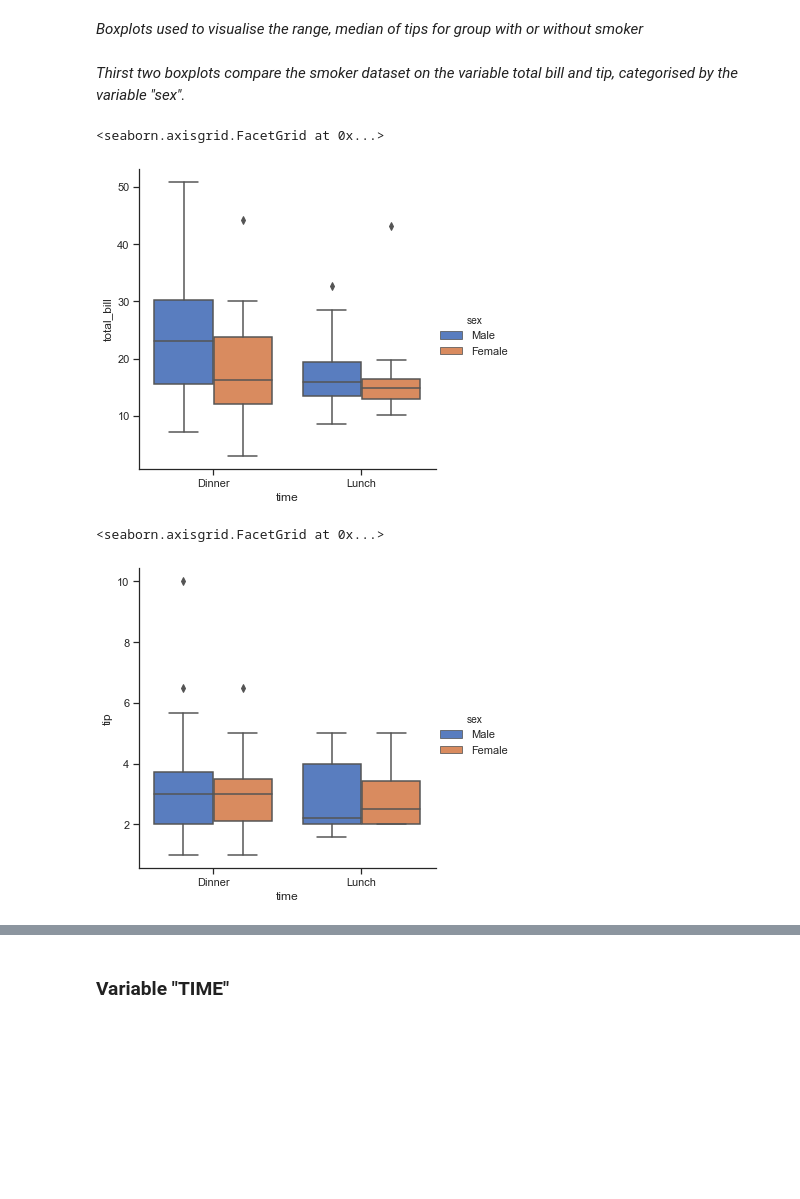
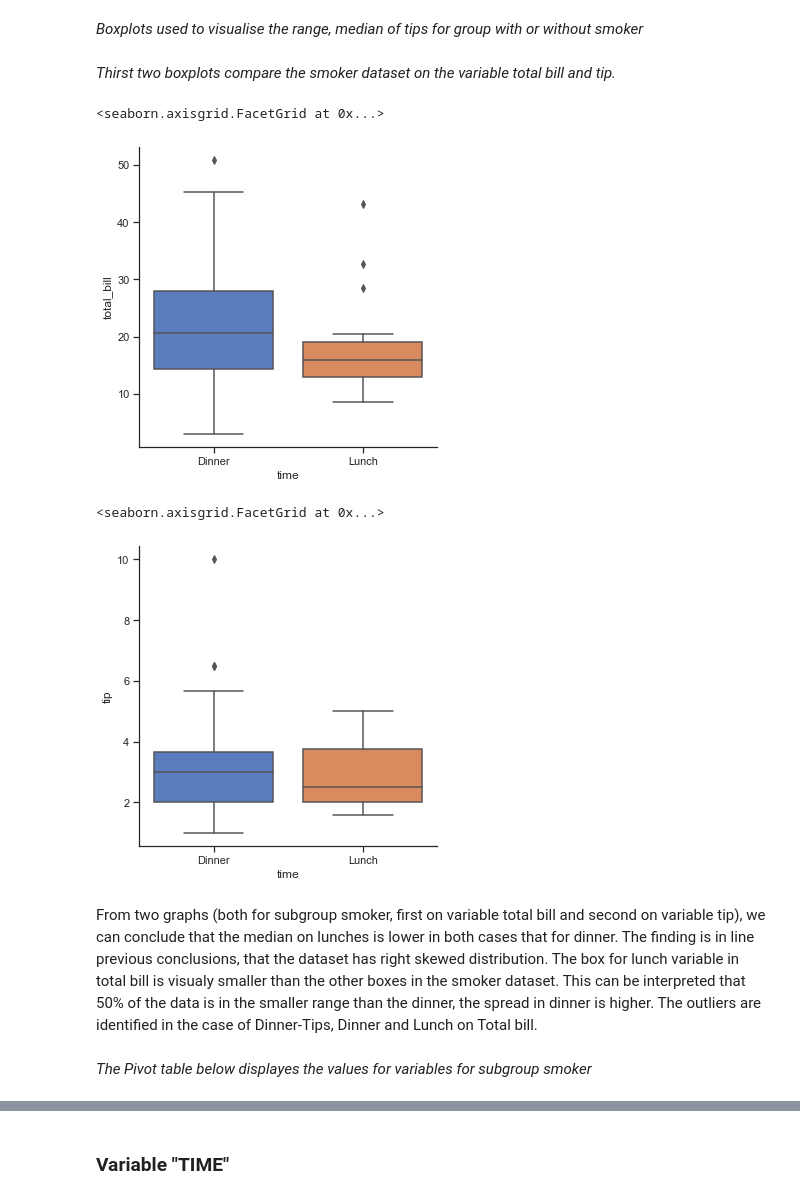
Before and after one commit to Crkonova76/Fundamentals-of-Data-Analysis_Assessment-2019, a Jupyter notebook: Tips_dataset.ipynb, the cells around one changed output, grey strips where cells are left out. Saved outputs shown, nothing was run; the diff lists cells and outputs as text; code cells hidden in the pictures; blank space fills up the shorter version.

```diff
--- a/Tips_dataset.ipynb
+++ b/Tips_dataset.ipynb
@@ -384,15 +386,19 @@ Group with smokers paid in average higher total bill and tips as the groups with
 # %% [markdown]
 _Boxplots used to visualise the range, median of tips for group with or without smoker_
 # %% [markdown]
-_Thirst two boxplots compare the smoker dataset on the variable total bill and tip, categorised by the variable "sex"._
+_Thirst two boxplots compare the smoker dataset on the variable total bill and tip._
 # %%
-sns.catplot(x="time", y="total_bill", hue="sex", kind="box", data=smoker)
+sns.catplot(x="time", y="total_bill", kind="box", data=smoker)
 # %% [output]
 <seaborn.axisgrid.FacetGrid at 0x...>
-[figure, old version]
+[figure, new version]
 # %%
-sns.catplot(x="time", y="tip", hue="sex", kind="box", data=smoker)
+sns.catplot(x="time", y="tip", kind="box", data=smoker)
 # %% [output]
 <seaborn.axisgrid.FacetGrid at 0x...>
-[figure, old version]
+[figure, new version]
+# %% [markdown]
+From two graphs (both for subgroup smoker, first on variable total bill and second on variable tip), we can conclude that the median on lunches is lower in both cases that for dinner. The finding is in line previous conclusions, that the dataset has right skewed distribution. The box for lunch variable in total bill is visualy smaller than the other boxes in the smoker dataset. This can be interpreted that 50% of the data is in the smaller range than the dinner, the spread in dinner is higher. The outliers are identified in the case of Dinner-Tips, Dinner and Lunch on Total bill.
+# %% [markdown]
+_The Pivot table below displayes the values for variables for subgroup smoker_
 # %%
```
Also changed, not shown: parts of 15 cells of this notebook, 1 other file.
